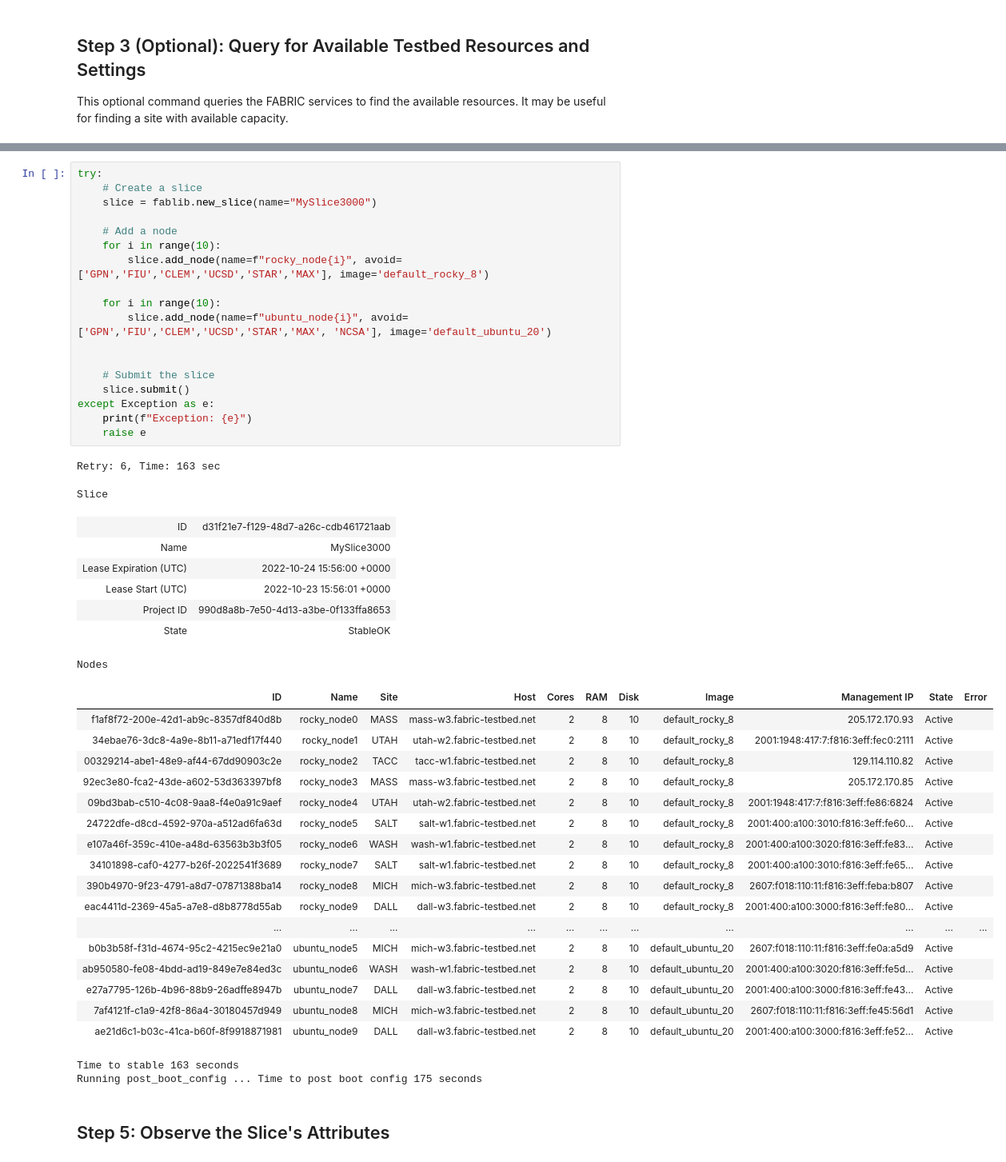
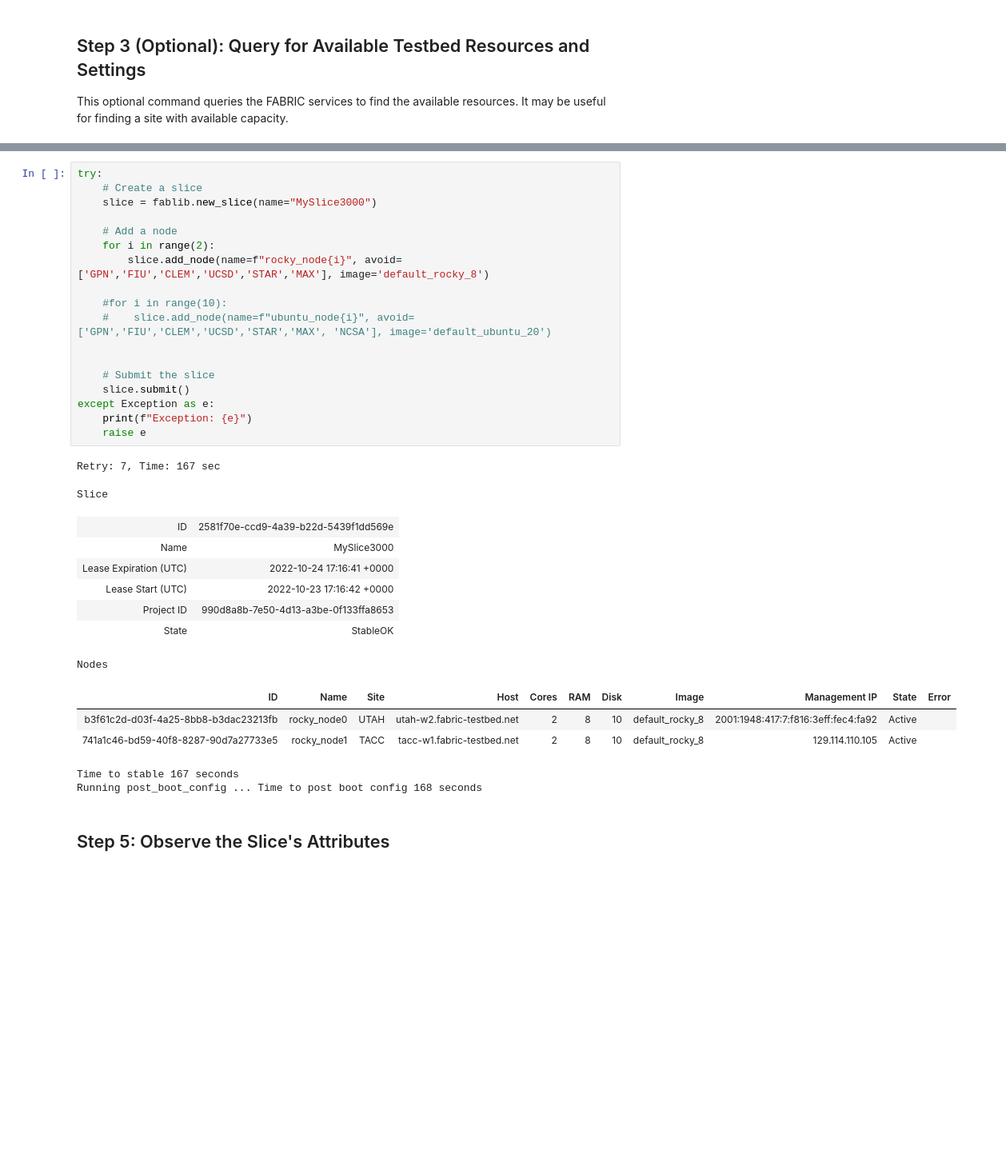
Before and after one commit to paul-ruth/PRUTH-FABRIC-Examples, a Jupyter notebook: AnsibleSlice/hello_fabric.ipynb, the cells around one changed output, grey strips where cells are left out. Shown: that part at 80% size. Drawn from its saved outputs; the diff is of its cells as text; blank space fills up the shorter version.

```diff
--- a/AnsibleSlice/hello_fabric.ipynb
+++ b/AnsibleSlice/hello_fabric.ipynb
@@ -71,50 +88,36 @@ By default, the submit function will block until the node is ready and will disp
 # %%
 try:
     # Create a slice
     slice = fablib.new_slice(name="MySlice3000")
 
     # Add a node
-    for i in range(10):
+    for i in range(2):
         slice.add_node(name=f"rocky_node{i}", avoid=['GPN','FIU','CLEM','UCSD','STAR','MAX'], image='default_rocky_8')
 
-    for i in range(10):
-        slice.add_node(name=f"ubuntu_node{i}", avoid=['GPN','FIU','CLEM','UCSD','STAR','MAX', 'NCSA'], image='default_ubuntu_20')
+    #for i in range(10):
+    #    slice.add_node(name=f"ubuntu_node{i}", avoid=['GPN','FIU','CLEM','UCSD','STAR','MAX', 'NCSA'], image='default_ubuntu_20')
 
 
     # Submit the slice
     slice.submit()
 except Exception as e:
     print(f"Exception: {e}")
     raise e
 # %% [output]
-Retry: 6, Time: 163 sec
+Retry: 7, Time: 167 sec
 Slice
-| ID | d31f21e7-f129-48d7-a26c-cdb461721aab |
+| ID | 2581f70e-ccd9-4a39-b22d-5439f1dd569e |
 | Name | MySlice3000 |
-| Lease Expiration (UTC) | 2022-10-24 15:56:00 +0000 |
-| Lease Start (UTC) | 2022-10-23 15:56:01 +0000 |
+| Lease Expiration (UTC) | 2022-10-24 17:16:41 +0000 |
+| Lease Start (UTC) | 2022-10-23 17:16:42 +0000 |
 | Project ID | 990d8a8b-7e50-4d13-a3be-0f133ffa8653 |
 | State | StableOK |
 Nodes
 | ID | Name | Site | Host | Cores | RAM | Disk | Image | Management IP | State | Error |
-| f1af8f72-200e-42d1-ab9c-8357df840d8b | rocky_node0 | MASS | mass-w3.fabric-testbed.net | 2 | 8 | 10 | default_rocky_8 | 205.172.170.93 | Active |  |
-| 34ebae76-3dc8-4a9e-8b11-a71edf17f440 | rocky_node1 | UTAH | utah-w2.fabric-testbed.net | 2 | 8 | 10 | default_rocky_8 | 2001:1948:417:7:f816:3eff:fec0:2111 | Active |  |
-| 00329214-abe1-48e9-af44-67dd90903c2e | rocky_node2 | TACC | tacc-w1.fabric-testbed.net | 2 | 8 | 10 | default_rocky_8 | 129.114.110.82 | Active |  |
-| 92ec3e80-fca2-43de-a602-53d363397bf8 | rocky_node3 | MASS | mass-w3.fabric-testbed.net | 2 | 8 | 10 | default_rocky_8 | 205.172.170.85 | Active |  |
-| 09bd3bab-c510-4c08-9aa8-f4e0a91c9aef | rocky_node4 | UTAH | utah-w2.fabric-testbed.net | 2 | 8 | 10 | default_rocky_8 | 2001:1948:417:7:f816:3eff:fe86:6824 | Active |  |
-| 24722dfe-d8cd-4592-970a-a512ad6fa63d | rocky_node5 | SALT | salt-w1.fabric-testbed.net | 2 | 8 | 10 | default_rocky_8 | 2001:400:a100:3010:f816:3eff:fe60... | Active |  |
-| e107a46f-359c-410e-a48d-63563b3b3f05 | rocky_node6 | WASH | wash-w1.fabric-testbed.net | 2 | 8 | 10 | default_rocky_8 | 2001:400:a100:3020:f816:3eff:fe83... | Active |  |
-| 34101898-caf0-4277-b26f-2022541f3689 | rocky_node7 | SALT | salt-w1.fabric-testbed.net | 2 | 8 | 10 | default_rocky_8 | 2001:400:a100:3010:f816:3eff:fe65... | Active |  |
-| 390b4970-9f23-4791-a8d7-07871388ba14 | rocky_node8 | MICH | mich-w3.fabric-testbed.net | 2 | 8 | 10 | default_rocky_8 | 2607:f018:110:11:f816:3eff:feba:b807 | Active |  |
-| eac4411d-2369-45a5-a7e8-d8b8778d55ab | rocky_node9 | DALL | dall-w3.fabric-testbed.net | 2 | 8 | 10 | default_rocky_8 | 2001:400:a100:3000:f816:3eff:fe80... | Active |  |
-| ... | ... | ... | ... | ... | ... | ... | ... | ... | ... | ... |
-| b0b3b58f-f31d-4674-95c2-4215ec9e21a0 | ubuntu_node5 | MICH | mich-w3.fabric-testbed.net | 2 | 8 | 10 | default_ubuntu_20 | 2607:f018:110:11:f816:3eff:fe0a:a5d9 | Active |  |
-| ab950580-fe08-4bdd-ad19-849e7e84ed3c | ubuntu_node6 | WASH | wash-w1.fabric-testbed.net | 2 | 8 | 10 | default_ubuntu_20 | 2001:400:a100:3020:f816:3eff:fe5d... | Active |  |
-| e27a7795-126b-4b96-88b9-26adffe8947b | ubuntu_node7 | DALL | dall-w3.fabric-testbed.net | 2 | 8 | 10 | default_ubuntu_20 | 2001:400:a100:3000:f816:3eff:fe43... | Active |  |
-| 7af4121f-c1a9-42f8-86a4-30180457d949 | ubuntu_node8 | MICH | mich-w3.fabric-testbed.net | 2 | 8 | 10 | default_ubuntu_20 | 2607:f018:110:11:f816:3eff:fe45:56d1 | Active |  |
-| ae21d6c1-b03c-41ca-b60f-8f9918871981 | ubuntu_node9 | DALL | dall-w3.fabric-testbed.net | 2 | 8 | 10 | default_ubuntu_20 | 2001:400:a100:3000:f816:3eff:fe52... | Active |  |
+| b3f61c2d-d03f-4a25-8bb8-b3dac23213fb | rocky_node0 | UTAH | utah-w2.fabric-testbed.net | 2 | 8 | 10 | default_rocky_8 | 2001:1948:417:7:f816:3eff:fec4:fa92 | Active |  |
+| 741a1c46-bd59-40f8-8287-90d7a27733e5 | rocky_node1 | TACC | tacc-w1.fabric-testbed.net | 2 | 8 | 10 | default_rocky_8 | 129.114.110.105 | Active |  |
-Time to stable 163 seconds
-Running post_boot_config ... Time to post boot config 175 seconds
+Time to stable 167 seconds
+Running post_boot_config ... Time to post boot config 168 seconds
 # %% [markdown]
 ## Step 5: Observe the Slice's Attributes
 # %%
```
Also changed, not shown: parts of 3 cells of this notebook, 5 other files.
